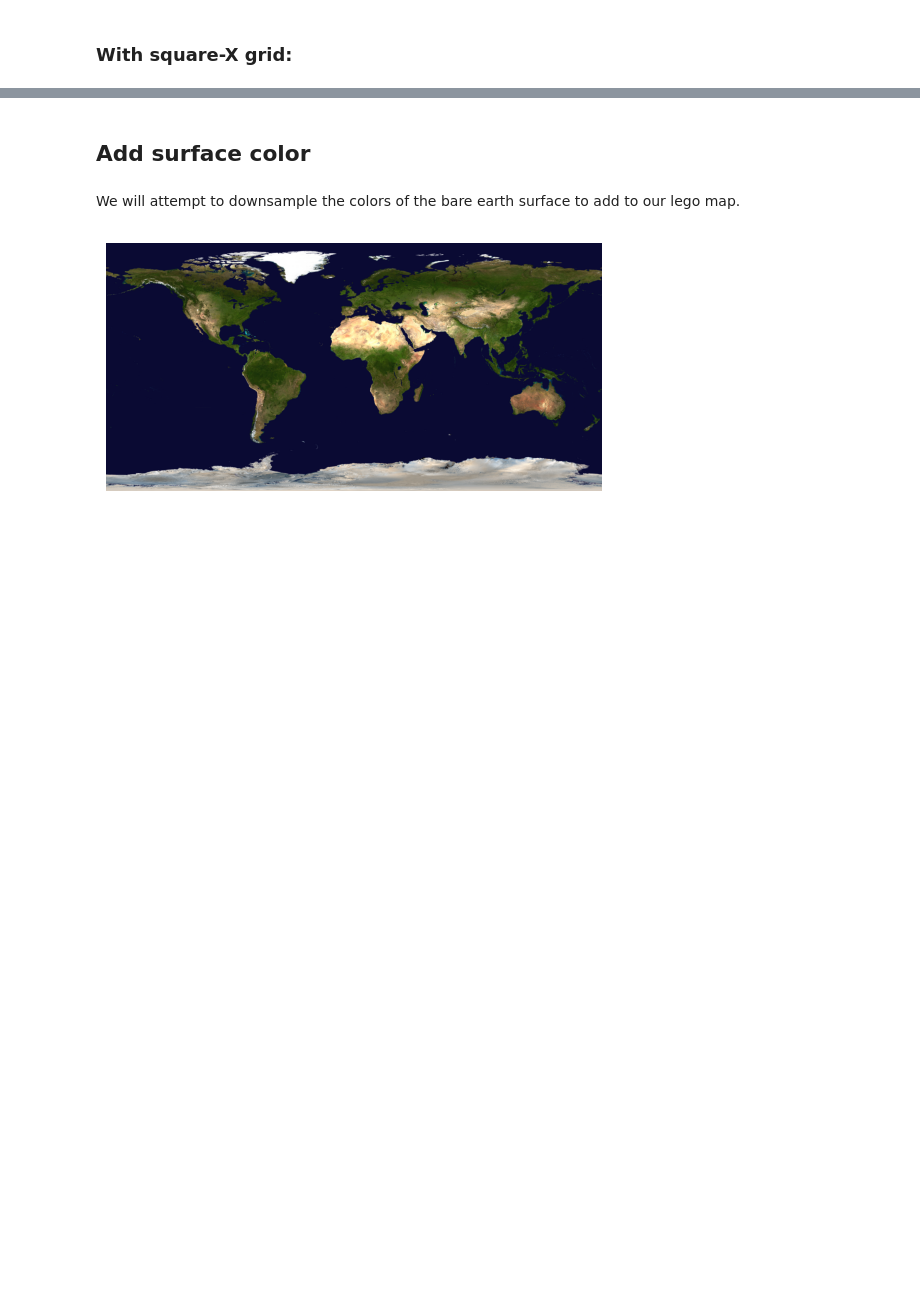
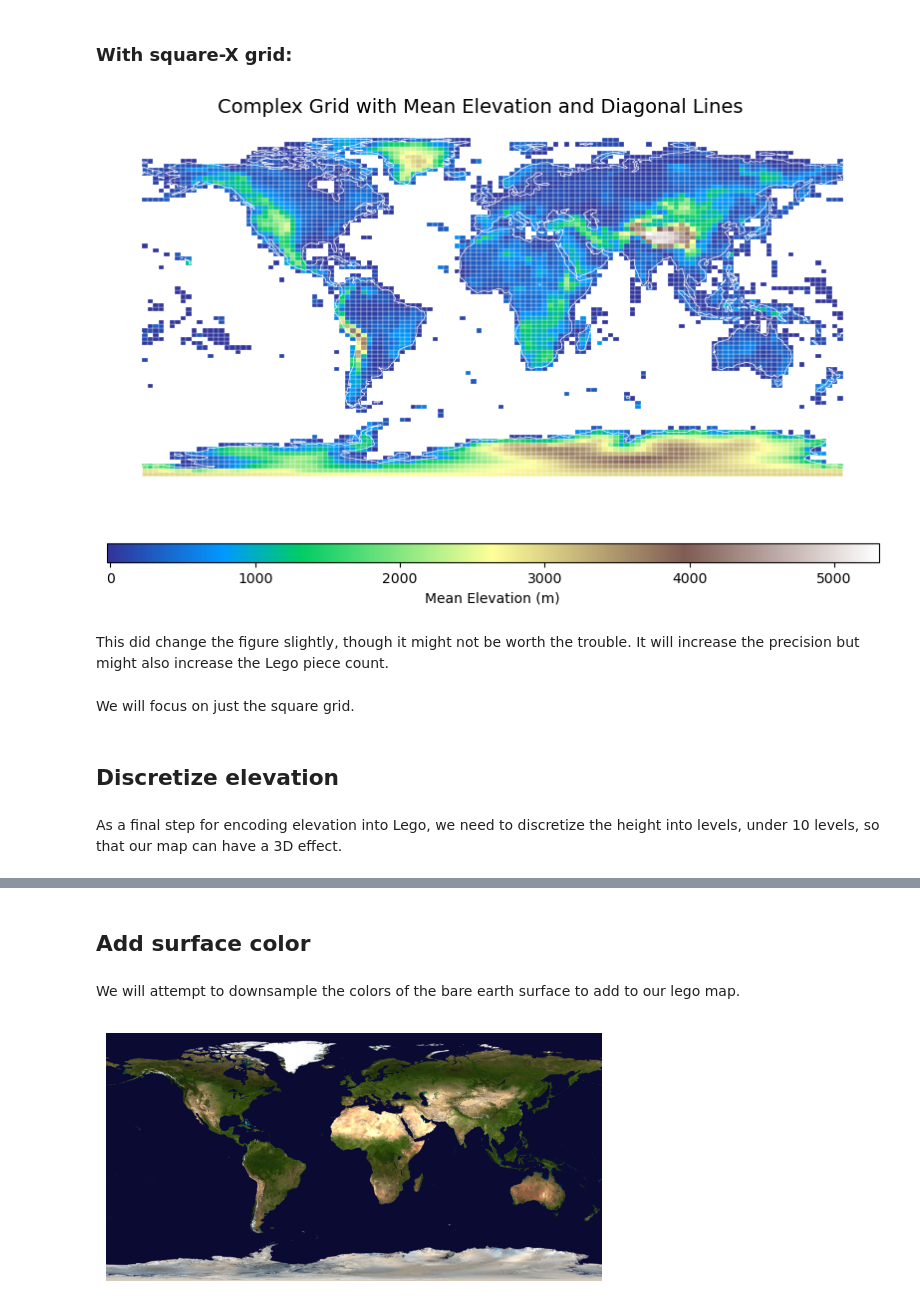
Before and after one commit to sralter/lego_world_map, a Jupyter notebook: lego_world_map.ipynb, the cells around one changed output, grey strips where cells are left out. Cells and saved outputs as stored; diff of their text form; code cells hidden in the pictures; blank space fills up the shorter version.

```diff
--- a/lego_world_map.ipynb
+++ b/lego_world_map.ipynb
@@ -389,12 +434,68 @@ KeyError: "Column(s) ['DN'] do not exist"
 # %% [markdown]
 ### With square-X grid:
 # %%
-# perform spatial join to find grid cells that contain the polygons
-joined = gpd.sjoin(world, gdf_x_grid, how="left", predicate="within")
+# compute zonal statistics for the grid cells based on elevation data
+with rio.open(file_path) as src:
+    # use zonal_stats to calculate mean elevation for each grid cell
+    stats = zonal_stats(
+        gdf_x_grid,                     # grid polygons
+        src.read(1),                  # elevation data (band 1)
+        affine=src.transform,         # geoTIFF affine transform
+        stats=["mean"],               # compute mean elevation
+        nodata=src.nodatavals[0]      # ignore nodata values
+    )
 
-# aggregate the DN values by the grid cell index
-aggregated = joined.groupby('index_right').agg({'DN': 'mean'}).reset_index()
+# extract the mean elevation for each grid cell
+gdf_x_grid["elevation_mean"] = [stat["mean"] for stat in stats]
 
-# merge the aggregated DN values back to the grid cells
-gdf_x_grid['DN'] = gdf_grid.index.to_series().map(aggregated.set_index('index_right')['DN'])
-gdf_x_grid.head()
+# inspect the updated grid with elevation data
+# print(gdf_grid.head())
+
+# visualize the grid with elevation values and diagonal lines
+f, ax = plt.subplots(1, 1, figsize=(10, 10))
+
+# define a color map and normalization for the data
+cmap = plt.cm.terrain  # color map
+vmin = gdf_x_grid["elevation_mean"].min()
+vmax = gdf_x_grid["elevation_mean"].max()
+norm = mpl.colors.Normalize(vmin=vmin, vmax=vmax)
+
+# plot the grid with elevation data using the defined color map
+gdf_x_grid.plot(
+    ax=ax,
+    column="elevation_mean",
+    cmap=cmap,
+    edgecolor="white",  # optional: white edges for clarity
+    linewidth=0.2
+)
+
+# # plot the diagonal lines on top of the grid
+# gdf_x_lines.plot(ax=ax, edgecolor="w", alpha=0.5)
+
+# add world boundaries for context
+world.plot(ax=ax, color="none", edgecolor="white", linewidth=0.5)
+
+# create a divider for placing the color bar
+divider = make_axes_locatable(ax)
+cax = divider.append_axes("bottom", size="5%", pad=0.5)
+
+# add the color bar manually
+sm = plt.cm.ScalarMappable(cmap=cmap, norm=norm)
+sm._A = []  # dummy array for ScalarMappable
+cbar = plt.colorbar(sm, cax=cax, orientation="horizontal")
+cbar.set_label("Mean Elevation (m)")
+
+ax.axis("off")
+f.suptitle("Complex Grid with Mean Elevation and Diagonal Lines", y=0.74, fontsize=14)
+
+plt.show()
+# %% [output]
+[figure, added]
+# %% [markdown]
+This did change the figure slightly, though it might not be worth the trouble. It will increase the precision but might also increase the Lego piece count.
+# %% [markdown]
+We will focus on just the square grid.
+# %% [markdown]
+## Discretize elevation
+# %% [markdown]
+As a final step for encoding elevation into Lego, we need to discretize the height into levels, under 10 levels, so that our map can have a 3D effect.
```
Also changed, not shown: parts of 15 cells of this notebook, 6 other files.
